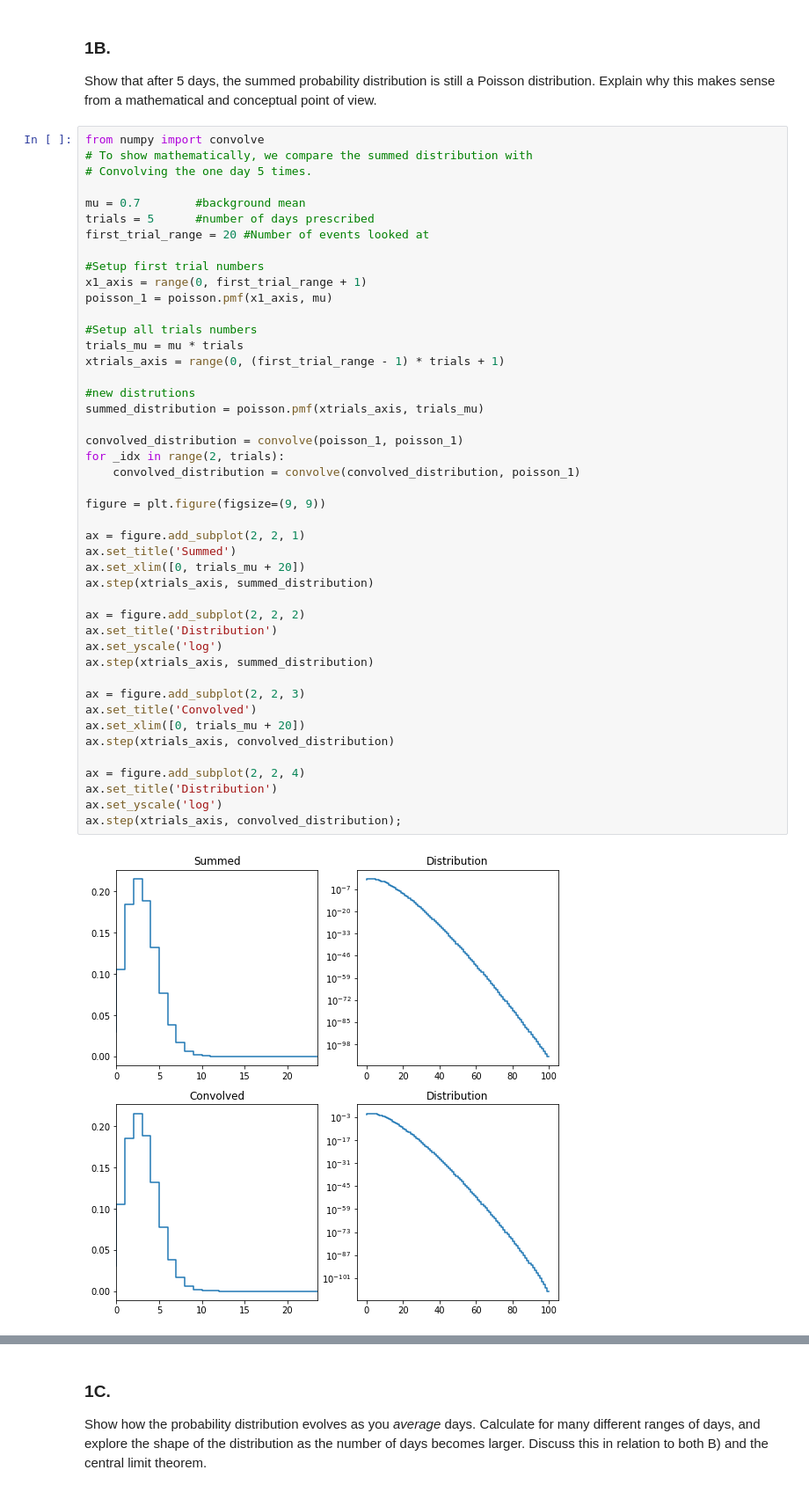
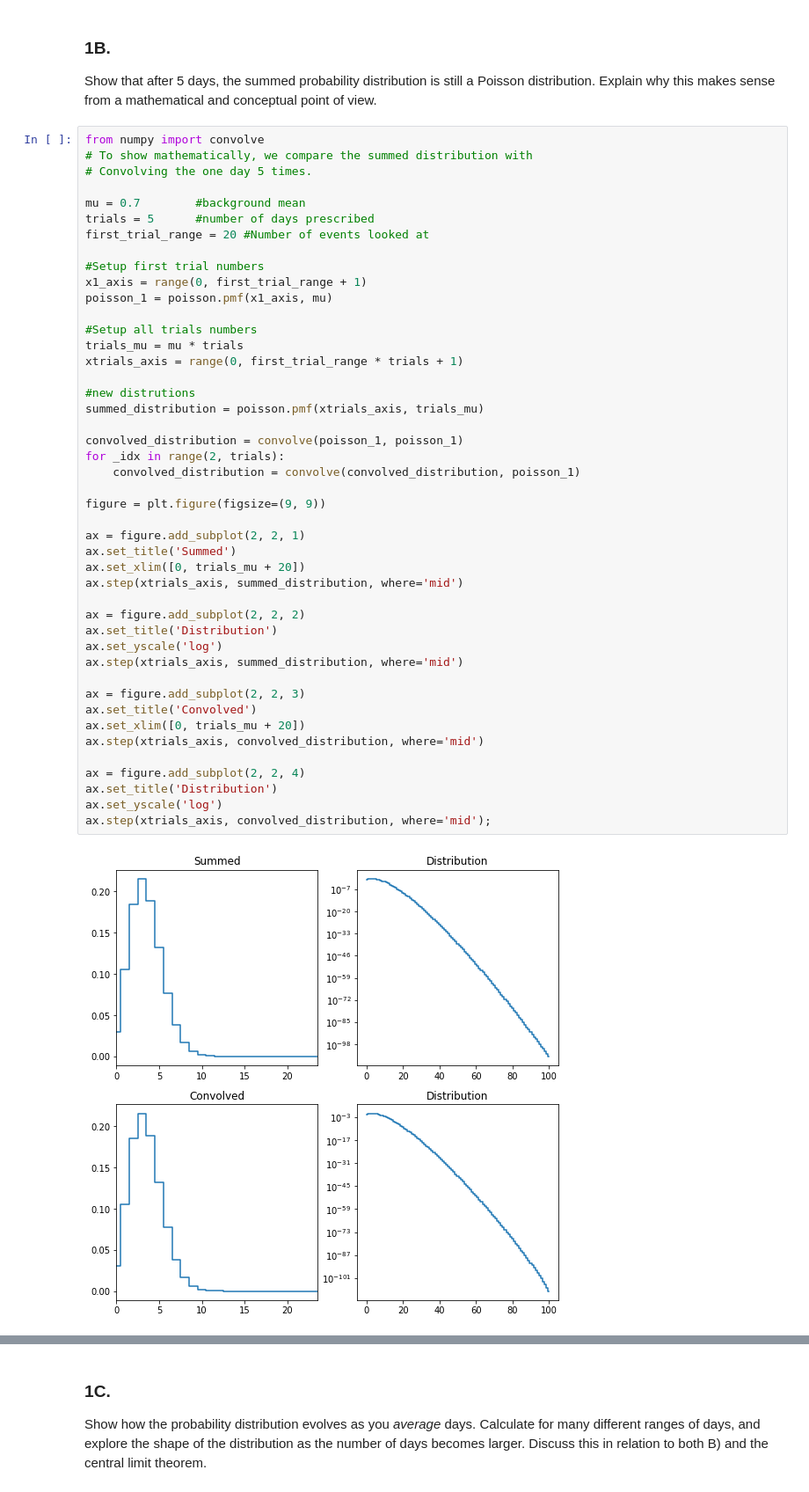
Before and after one commit to AdamK42/physics-434, a Jupyter notebook: lab2/lab2.ipynb, the cells around one changed output, grey strips where cells are left out. Shown at 88% size. Cells and saved outputs as stored; diff of their text form.

```diff
--- a/lab2/lab2.ipynb
+++ b/lab2/lab2.ipynb
@@ -60,36 +60,36 @@ x1_axis = range(0, first_trial_range + 1)
 poisson_1 = poisson.pmf(x1_axis, mu)
 
 #Setup all trials numbers
 trials_mu = mu * trials
-xtrials_axis = range(0, (first_trial_range - 1) * trials + 1)
+xtrials_axis = range(0, first_trial_range * trials + 1)
 
 #new distrutions
 summed_distribution = poisson.pmf(xtrials_axis, trials_mu)
 
 convolved_distribution = convolve(poisson_1, poisson_1)
 for _idx in range(2, trials):
     convolved_distribution = convolve(convolved_distribution, poisson_1)
 
 figure = plt.figure(figsize=(9, 9))
 
 ax = figure.add_subplot(2, 2, 1)
 ax.set_title('Summed')
 ax.set_xlim([0, trials_mu + 20])
-ax.step(xtrials_axis, summed_distribution)
+ax.step(xtrials_axis, summed_distribution, where='mid')
 
 ax = figure.add_subplot(2, 2, 2)
 ax.set_title('Distribution')
 ax.set_yscale('log')
-ax.step(xtrials_axis, summed_distribution)
+ax.step(xtrials_axis, summed_distribution, where='mid')
 
 ax = figure.add_subplot(2, 2, 3)
 ax.set_title('Convolved')
 ax.set_xlim([0, trials_mu + 20])
-ax.step(xtrials_axis, convolved_distribution)
+ax.step(xtrials_axis, convolved_distribution, where='mid')
 
 ax = figure.add_subplot(2, 2, 4)
 ax.set_title('Distribution')
 ax.set_yscale('log')
-ax.step(xtrials_axis, convolved_distribution);
+ax.step(xtrials_axis, convolved_distribution, where='mid');
 # %% [output]
-[figure, old version]
+[figure, new version]
```
Also changed, not shown: parts of 10 cells of this notebook, 1 other file.
